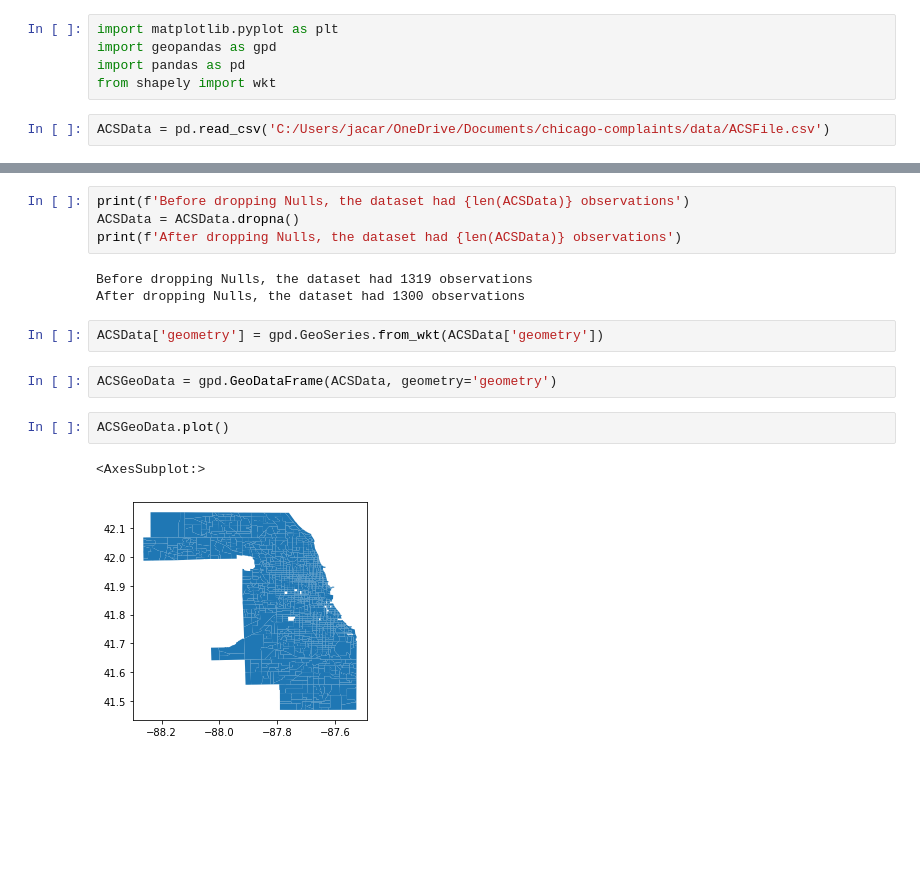
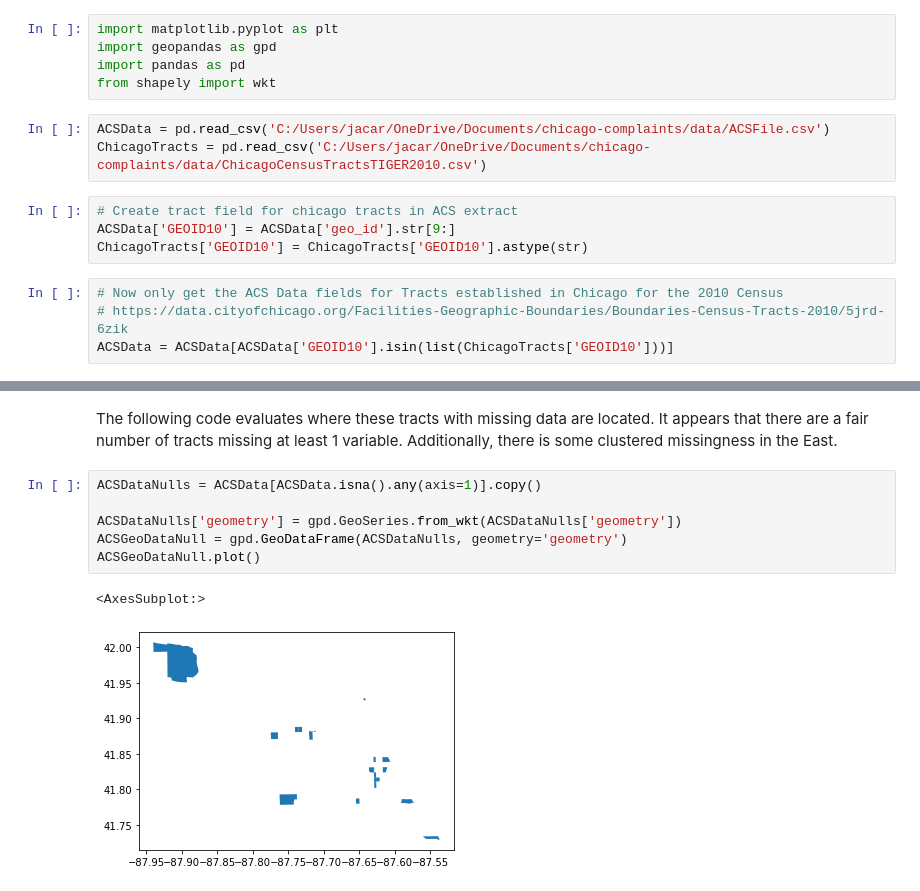
Before and after one commit to mihirbhaskar/chicago-complaints, a Jupyter notebook: code/CleanACS.ipynb, the cells around one changed output, grey strips where cells are left out. Saved outputs shown, nothing was run; the diff lists cells and outputs as text; blank space fills up the shorter version.

Commit message:
Subsets tracts to only those in Chicago, and deletes a few columns that are causing tracts to have missing observations. 3 tracts in Chicago were completely missing observations.

```diff
--- a/code/CleanACS.ipynb
+++ b/code/CleanACS.ipynb
@@ -12,3 +12,12 @@ import pandas as pd
 from shapely import wkt
 # %%
 ACSData = pd.read_csv('C:/Users/jacar/OneDrive/Documents/chicago-complaints/data/ACSFile.csv')
+ChicagoTracts = pd.read_csv('C:/Users/jacar/OneDrive/Documents/chicago-complaints/data/ChicagoCensusTractsTIGER2010.csv')
+# %%
+# Create tract field for chicago tracts in ACS extract
+ACSData['GEOID10'] = ACSData['geo_id'].str[9:]
+ChicagoTracts['GEOID10'] = ChicagoTracts['GEOID10'].astype(str)
+# %%
+# Now only get the ACS Data fields for Tracts established in Chicago for the 2010 Census
+# https://data.cityofchicago.org/Facilities-Geographic-Boundaries/Boundaries-Census-Tracts-2010/5jrd-6zik
+ACSData = ACSData[ACSData['GEOID10'].isin(list(ChicagoTracts['GEOID10']))]
@@ -30,16 +43,11 @@ Length: 100, dtype: int64
-# %%
-print(f'Before dropping Nulls, the dataset had {len(ACSData)} observations')
-ACSData = ACSData.dropna()
-print(f'After dropping Nulls, the dataset had {len(ACSData)} observations')
-# %% [output]
-Before dropping Nulls, the dataset had 1319 observations
-After dropping Nulls, the dataset had 1300 observations
-# %%
-ACSData['geometry'] = gpd.GeoSeries.from_wkt(ACSData['geometry'])
-# %%
-ACSGeoData = gpd.GeoDataFrame(ACSData, geometry='geometry')
-# %%
-ACSGeoData.plot()
-# %% [output]
-<AxesSubplot:>
-[figure, removed]
+# %% [markdown]
+The following code evaluates where these tracts with missing data are located. It appears that there are a fair number of tracts missing at least 1 variable. Additionally, there is some clustered missingness in the East.
+# %%
+ACSDataNulls = ACSData[ACSData.isna().any(axis=1)].copy()
+
+ACSDataNulls['geometry'] = gpd.GeoSeries.from_wkt(ACSDataNulls['geometry'])
+ACSGeoDataNull = gpd.GeoDataFrame(ACSDataNulls, geometry='geometry')
+ACSGeoDataNull.plot()
+# %% [output]
+<AxesSubplot:>
+[figure, added]
```
Also changed, not shown: parts of 9 cells of this notebook, 1 other file.
